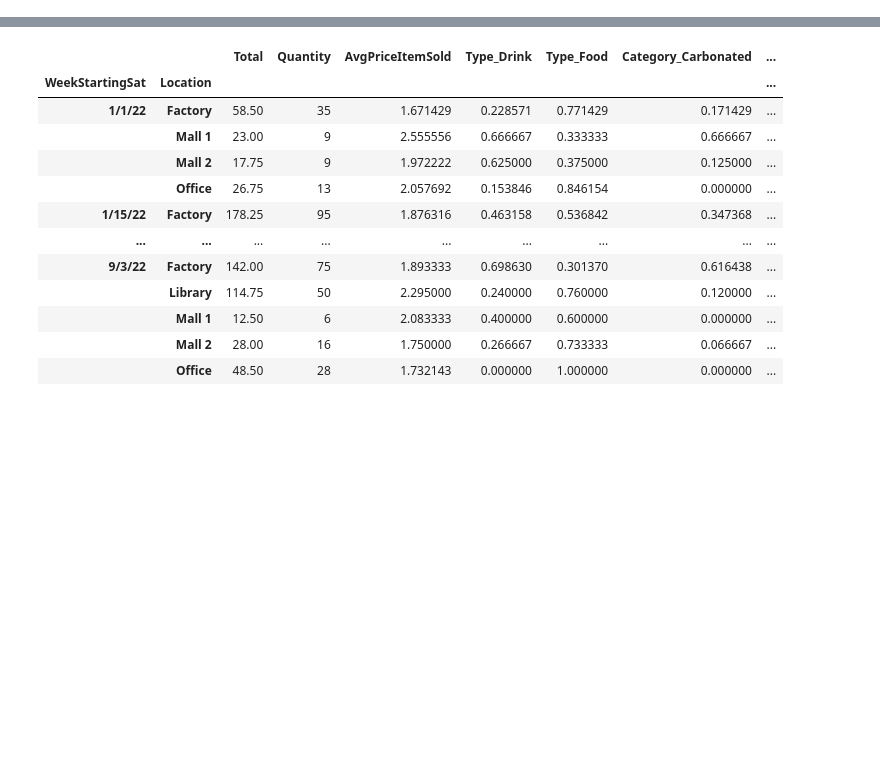
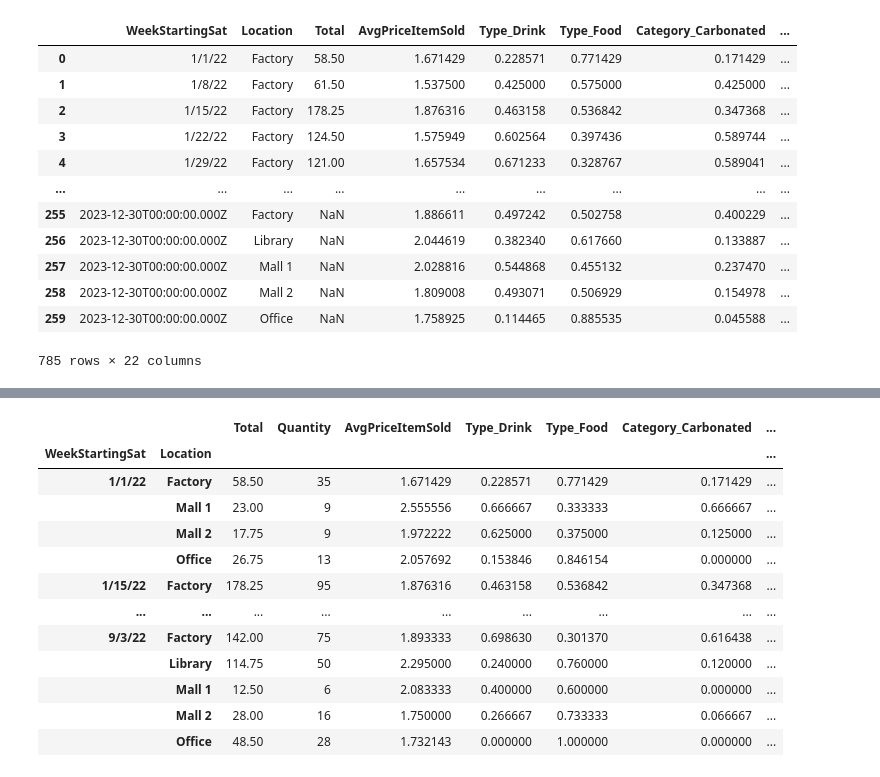
Before and after one commit to tomweinandy/AIinPowerBI, a Jupyter notebook: clean_vending_data.ipynb, the cells around one changed output, grey strips where cells are left out. Drawn from its saved outputs; the diff is of its cells as text; code cells hidden in the pictures; blank space fills up the shorter version.

```diff
--- a/clean_vending_data.ipynb
+++ b/clean_vending_data.ipynb
@@ -6,5 +6,22 @@
    # https://github.com/Azure/MachineLearningNotebooks/tree/master/how-to-use-azureml/automated-machine-learning/forecasting-orange-juice-sales
 # %%
 import pandas as pd
-df = pd.read_csv('vending_revenue_forecast2.csv')
+df1 = pd.read_csv('vending_revenue_forecast.csv')
+df4 = pd.read_csv('vending_revenue_forecast4.csv')
+df5 = pd.concat([df1, df4])
+df5
+# %% [output]
+|  | WeekStartingSat | Location | Total | AvgPriceItemSold | Type_Drink | Type_Food | Category_Carbonated | ... |
+| 0 | 1/1/22 | Factory | 58.50 | 1.671429 | 0.228571 | 0.771429 | 0.171429 | ... |
+| 1 | 1/8/22 | Factory | 61.50 | 1.537500 | 0.425000 | 0.575000 | 0.425000 | ... |
+| 2 | 1/15/22 | Factory | 178.25 | 1.876316 | 0.463158 | 0.536842 | 0.347368 | ... |
+| 3 | 1/22/22 | Factory | 124.50 | 1.575949 | 0.602564 | 0.397436 | 0.589744 | ... |
+| 4 | 1/29/22 | Factory | 121.00 | 1.657534 | 0.671233 | 0.328767 | 0.589041 | ... |
+| ... | ... | ... | ... | ... | ... | ... | ... | ... |
+| 255 | 2023-12-30T00:00:00.000Z | Factory | NaN | 1.886611 | 0.497242 | 0.502758 | 0.400229 | ... |
+| 256 | 2023-12-30T00:00:00.000Z | Library | NaN | 2.044619 | 0.382340 | 0.617660 | 0.133887 | ... |
+| 257 | 2023-12-30T00:00:00.000Z | Mall 1 | NaN | 2.028816 | 0.544868 | 0.455132 | 0.237470 | ... |
+| 258 | 2023-12-30T00:00:00.000Z | Mall 2 | NaN | 1.809008 | 0.493071 | 0.506929 | 0.154978 | ... |
+| 259 | 2023-12-30T00:00:00.000Z | Office | NaN | 1.758925 | 0.114465 | 0.885535 | 0.045588 | ... |
+785 rows × 22 columns
 # %%
```
Also changed, not shown: parts of 2 cells of this notebook, 1 other file.
